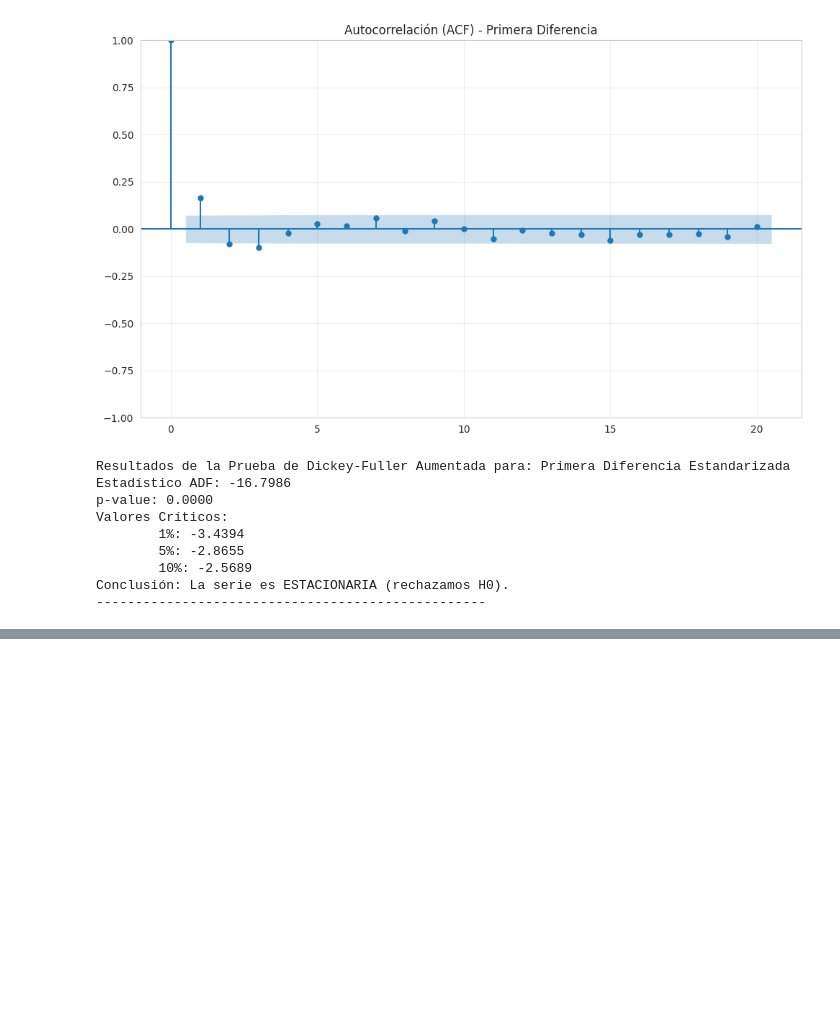
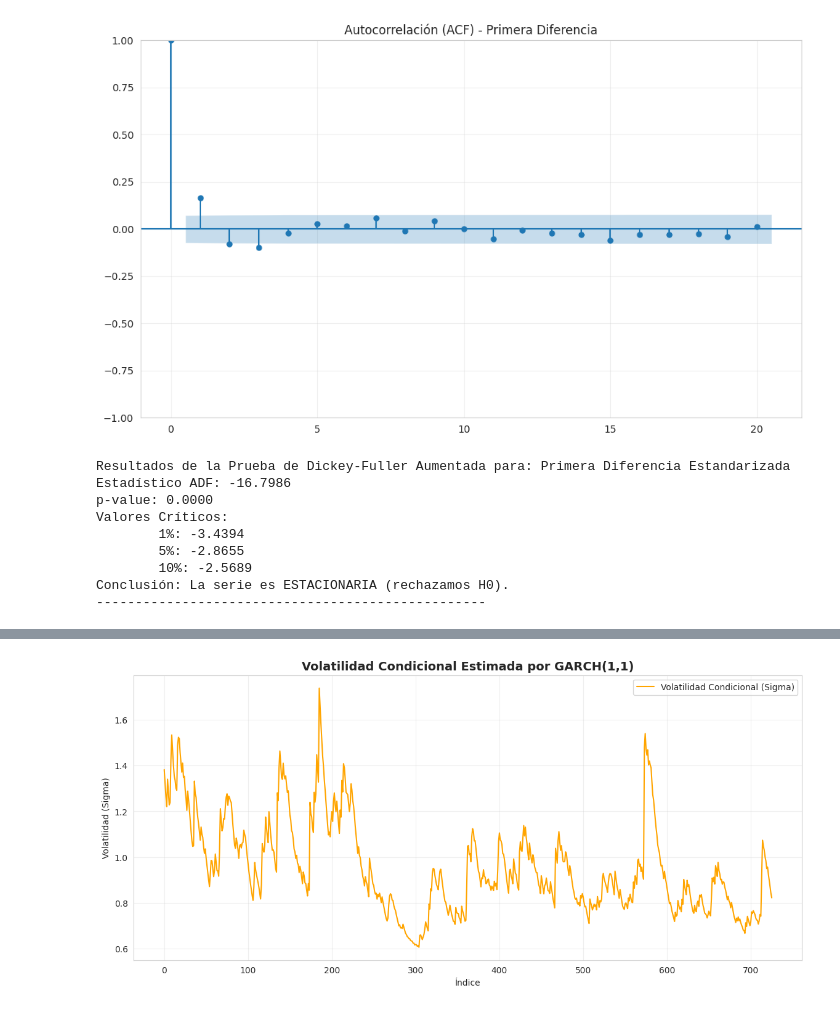
Before and after one commit to aalejoz25/BigData-ST, a Jupyter notebook: arma+garch.ipynb, the cells around one changed output, grey strips where cells are left out. Drawn from its saved outputs; the diff is of its cells as text; code cells hidden in the pictures; blank space fills up the shorter version.

```diff
--- a/arma+garch.ipynb
+++ b/arma+garch.ipynb
@@ -598,0 +891,12 @@ Gráfica generada y residuos calculados.
+# %%
+# Configuración del modelo GARCH(1,1)
+# vol='Garch': Especifica el modelo de volatilidad
+# p=1, q=1: Orden del modelo GARCH
+# mean='Zero': Asumimos media cero para los residuales (ya filtrados por ARMA)
+# dist='Normal': Asumimos distribución normal de los errores (se puede cambiar a 't' o 'skewt' si hay colas pesadas)
+
+print("Ajustando modelo GARCH(1,1) sobre los residuales...")
+model_garch = arch_model(residuals_arma, vol='Garch', p=1, q=1, mean='Zero', dist='Normal')
+results_garch = model_garch.fit(disp='off')
+
+print(results_garch.summary())
@@ -598,0 +921,16 @@ Gráfica generada y residuos calculados.
+# %%
+# Visualización de la Volatilidad Condicional
+fig, ax = plt.subplots(figsize=(14, 6))
+
+# La volatilidad condicional está en .conditional_volatility
+results_garch.conditional_volatility.plot(ax=ax, color='orange', label='Volatilidad Condicional (Sigma)')
+
+ax.set_title('Volatilidad Condicional Estimada por GARCH(1,1)', fontsize=14, fontweight='bold')
+ax.set_ylabel('Volatilidad (Sigma)')
+ax.set_xlabel('Índice')
+ax.legend()
+ax.grid(True, alpha=0.3)
+
+plt.show()
+# %% [output]
+[figure, added]
```
Also changed, not shown: parts of 21 cells of this notebook.
